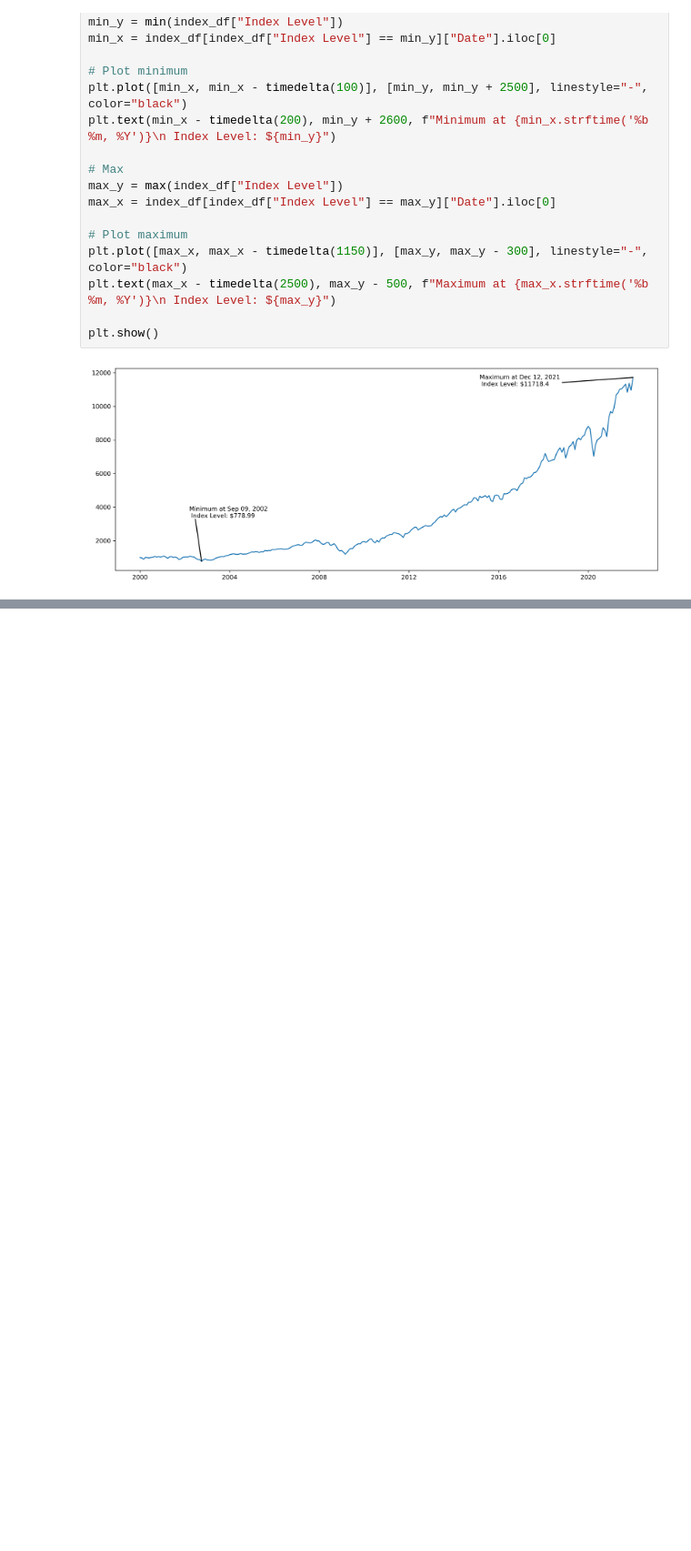
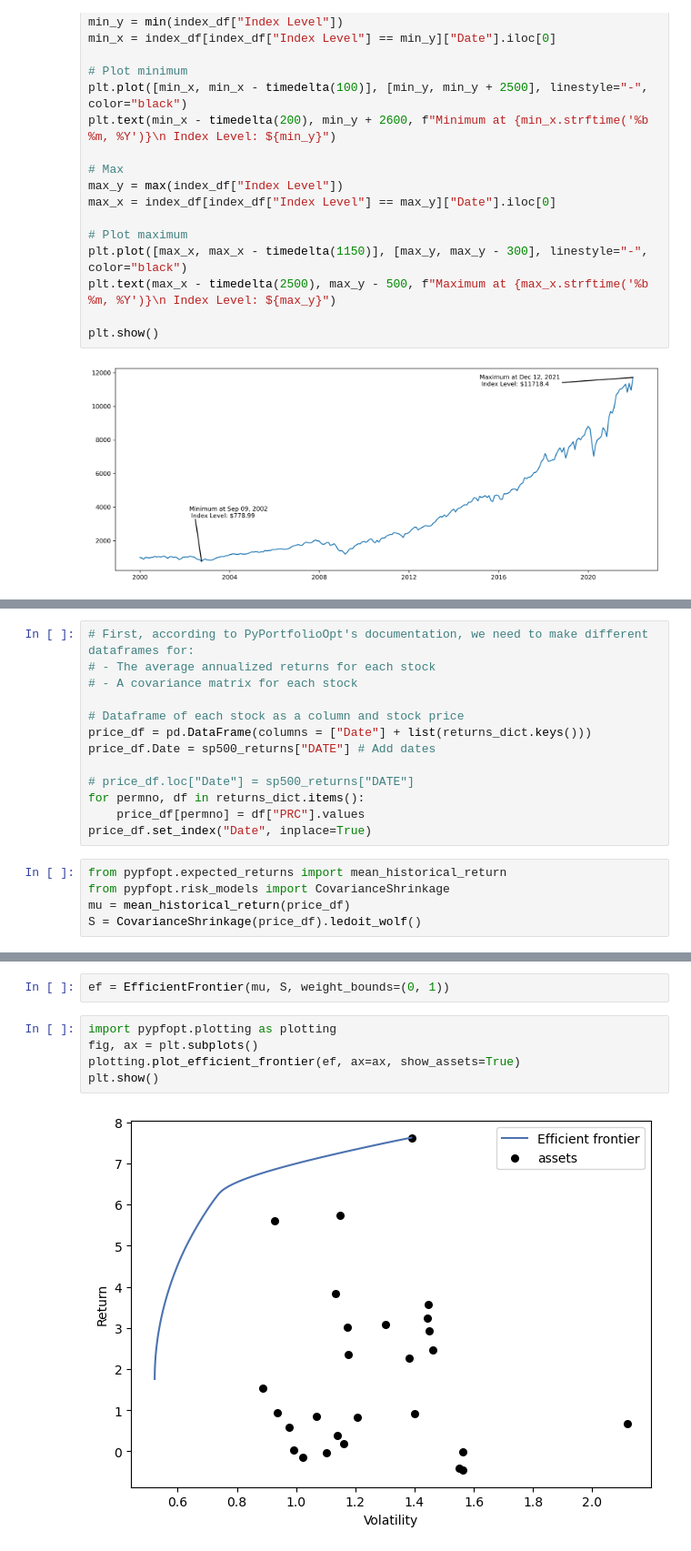
Before and after one commit to uWaterloo-CFM/CFM-301, a Jupyter notebook: Assignment 1/Data Assignment 1.ipynb, the cells around one changed output, grey strips where cells are left out. Shown: that part at 91% size. Saved outputs shown, nothing was run; the diff lists cells and outputs as text; blank space fills up the shorter version.

```diff
--- a/Assignment 1/Data Assignment 1.ipynb
+++ b/Assignment 1/Data Assignment 1.ipynb
@@ -267,0 +263,18 @@ index_df
+# %%
+# First, according to PyPortfolioOpt's documentation, we need to make different dataframes for:
+# - The average annualized returns for each stock
+# - A covariance matrix for each stock
+
+# Dataframe of each stock as a column and stock price
+price_df = pd.DataFrame(columns = ["Date"] + list(returns_dict.keys()))
+price_df.Date = sp500_returns["DATE"] # Add dates
+
+# price_df.loc["Date"] = sp500_returns["DATE"]
+for permno, df in returns_dict.items():
+    price_df[permno] = df["PRC"].values
+price_df.set_index("Date", inplace=True)
+# %%
+from pypfopt.expected_returns import mean_historical_return
+from pypfopt.risk_models import CovarianceShrinkage
+mu = mean_historical_return(price_df)
+S = CovarianceShrinkage(price_df).ledoit_wolf()
@@ -267,0 +322,9 @@ index_df
+# %%
+ef = EfficientFrontier(mu, S, weight_bounds=(0, 1))
+# %%
+import pypfopt.plotting as plotting
+fig, ax = plt.subplots()
+plotting.plot_efficient_frontier(ef, ax=ax, show_assets=True)
+plt.show()
+# %% [output]
+[figure, added]
```
Also changed, not shown: parts of 13 cells of this notebook, 4 other files.
